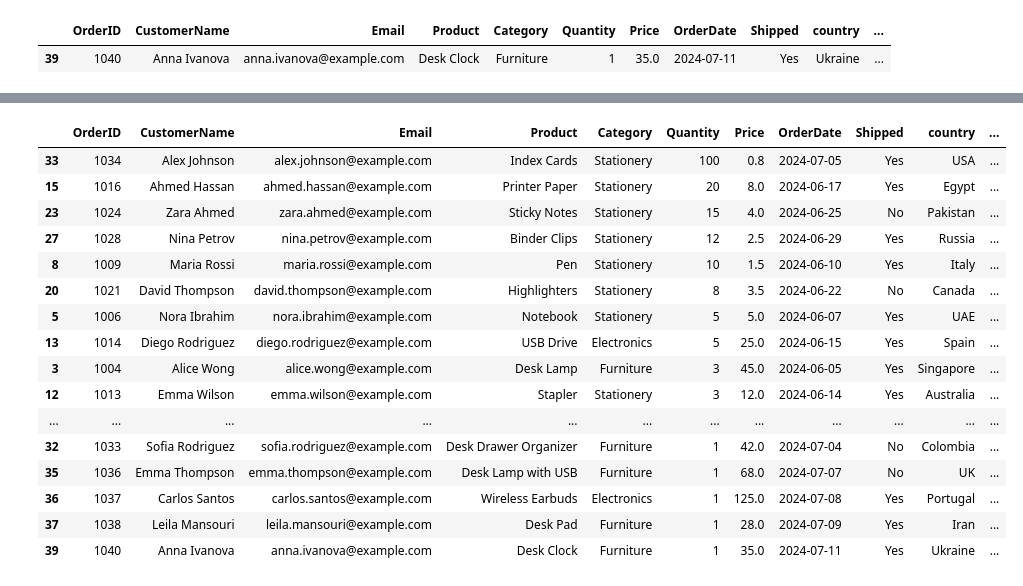
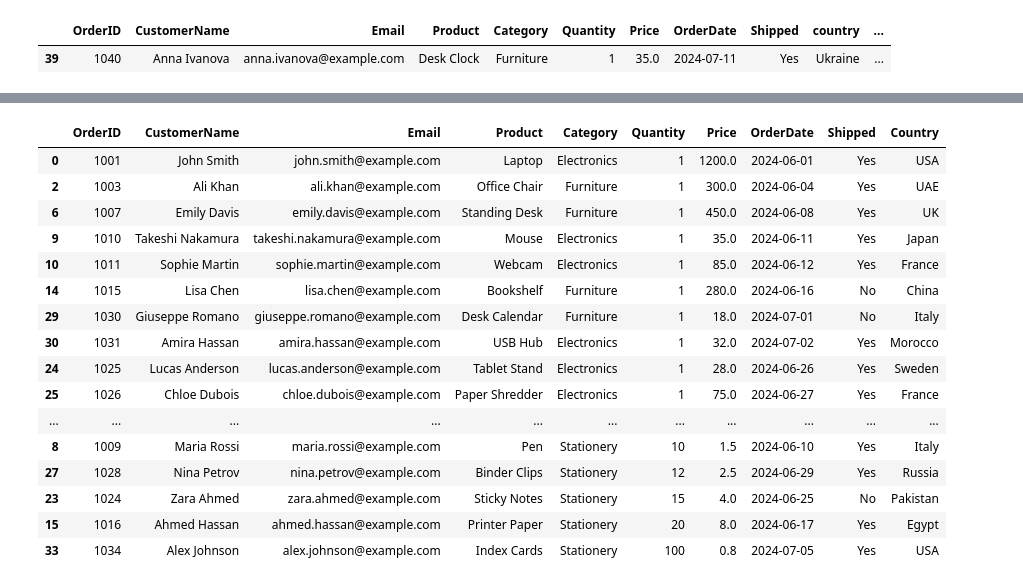
Before and after one commit to NeonIsaiah26/pythonlearning, a Jupyter notebook: PANDAS/Learning Pandas/Untitled-3.ipynb, the cells around one changed output, grey strips where cells are left out. Drawn from its saved outputs; the diff is of its cells as text; code cells hidden in the pictures.

```diff
--- a/PANDAS/Learning Pandas/Untitled-3.ipynb
+++ b/PANDAS/Learning Pandas/Untitled-3.ipynb
@@ -120,5 +120,5 @@ df['Country'] = df['country'].str.upper()
 | 38 | 1039 | Daniel Kim | daniel.kim@example.com | Power Strip | Electronics | 2 | 18.0 | 2024-07-10 | No | South Korea | ... |
 | 39 | 1040 | Anna Ivanova | anna.ivanova@example.com | Desk Clock | Furniture | 1 | 35.0 | 2024-07-11 | Yes | Ukraine | ... |
 # %%
-df.drop(df[df['Country'] == 'USA'].index, inplace=True)
+df
 # %% [output]
@@ -148,23 +164,23 @@ len(df['Email'].value_counts())
 # %%
-df.groupby('country')['Quantity'].sum()
-df.sort_values(by='Quantity', ascending=False)
+df.groupby('Country')['Quantity'].sum()
+df.sort_values(by='Quantity', ascending=True)
 # %% [output]
-|  | OrderID | CustomerName | Email | Product | Category | Quantity | Price | OrderDate | Shipped | country | ... |
-| 33 | 1034 | Alex Johnson | alex.johnson@example.com | Index Cards | Stationery | 100 | 0.8 | 2024-07-05 | Yes | USA | ... |
-| 15 | 1016 | Ahmed Hassan | ahmed.hassan@example.com | Printer Paper | Stationery | 20 | 8.0 | 2024-06-17 | Yes | Egypt | ... |
-| 23 | 1024 | Zara Ahmed | zara.ahmed@example.com | Sticky Notes | Stationery | 15 | 4.0 | 2024-06-25 | No | Pakistan | ... |
-| 27 | 1028 | Nina Petrov | nina.petrov@example.com | Binder Clips | Stationery | 12 | 2.5 | 2024-06-29 | Yes | Russia | ... |
-| 8 | 1009 | Maria Rossi | maria.rossi@example.com | Pen | Stationery | 10 | 1.5 | 2024-06-10 | Yes | Italy | ... |
-| 20 | 1021 | David Thompson | david.thompson@example.com | Highlighters | Stationery | 8 | 3.5 | 2024-06-22 | No | Canada | ... |
-| 5 | 1006 | Nora Ibrahim | nora.ibrahim@example.com | Notebook | Stationery | 5 | 5.0 | 2024-06-07 | Yes | UAE | ... |
-| 13 | 1014 | Diego Rodriguez | diego.rodriguez@example.com | USB Drive | Electronics | 5 | 25.0 | 2024-06-15 | Yes | Spain | ... |
-| 3 | 1004 | Alice Wong | alice.wong@example.com | Desk Lamp | Furniture | 3 | 45.0 | 2024-06-05 | Yes | Singapore | ... |
-| 12 | 1013 | Emma Wilson | emma.wilson@example.com | Stapler | Stationery | 3 | 12.0 | 2024-06-14 | Yes | Australia | ... |
-| ... | ... | ... | ... | ... | ... | ... | ... | ... | ... | ... | ... |
-| 32 | 1033 | Sofia Rodriguez | sofia.rodriguez@example.com | Desk Drawer Organizer | Furniture | 1 | 42.0 | 2024-07-04 | No | Colombia | ... |
-| 35 | 1036 | Emma Thompson | emma.thompson@example.com | Desk Lamp with USB | Furniture | 1 | 68.0 | 2024-07-07 | No | UK | ... |
-| 36 | 1037 | Carlos Santos | carlos.santos@example.com | Wireless Earbuds | Electronics | 1 | 125.0 | 2024-07-08 | Yes | Portugal | ... |
-| 37 | 1038 | Leila Mansouri | leila.mansouri@example.com | Desk Pad | Furniture | 1 | 28.0 | 2024-07-09 | Yes | Iran | ... |
-| 39 | 1040 | Anna Ivanova | anna.ivanova@example.com | Desk Clock | Furniture | 1 | 35.0 | 2024-07-11 | Yes | Ukraine | ... |
+|  | OrderID | CustomerName | Email | Product | Category | Quantity | Price | OrderDate | Shipped | Country |
+| 0 | 1001 | John Smith | john.smith@example.com | Laptop | Electronics | 1 | 1200.0 | 2024-06-01 | Yes | USA |
+| 2 | 1003 | Ali Khan | ali.khan@example.com | Office Chair | Furniture | 1 | 300.0 | 2024-06-04 | Yes | UAE |
+| 6 | 1007 | Emily Davis | emily.davis@example.com | Standing Desk | Furniture | 1 | 450.0 | 2024-06-08 | Yes | UK |
+| 9 | 1010 | Takeshi Nakamura | takeshi.nakamura@example.com | Mouse | Electronics | 1 | 35.0 | 2024-06-11 | Yes | Japan |
+| 10 | 1011 | Sophie Martin | sophie.martin@example.com | Webcam | Electronics | 1 | 85.0 | 2024-06-12 | Yes | France |
+| 14 | 1015 | Lisa Chen | lisa.chen@example.com | Bookshelf | Furniture | 1 | 280.0 | 2024-06-16 | No | China |
+| 29 | 1030 | Giuseppe Romano | giuseppe.romano@example.com | Desk Calendar | Furniture | 1 | 18.0 | 2024-07-01 | No | Italy |
+| 30 | 1031 | Amira Hassan | amira.hassan@example.com | USB Hub | Electronics | 1 | 32.0 | 2024-07-02 | Yes | Morocco |
+| 24 | 1025 | Lucas Anderson | lucas.anderson@example.com | Tablet Stand | Electronics | 1 | 28.0 | 2024-06-26 | Yes | Sweden |
+| 25 | 1026 | Chloe Dubois | chloe.dubois@example.com | Paper Shredder | Electronics | 1 | 75.0 | 2024-06-27 | Yes | France |
+| ... | ... | ... | ... | ... | ... | ... | ... | ... | ... | ... |
+| 8 | 1009 | Maria Rossi | maria.rossi@example.com | Pen | Stationery | 10 | 1.5 | 2024-06-10 | Yes | Italy |
+| 27 | 1028 | Nina Petrov | nina.petrov@example.com | Binder Clips | Stationery | 12 | 2.5 | 2024-06-29 | Yes | Russia |
+| 23 | 1024 | Zara Ahmed | zara.ahmed@example.com | Sticky Notes | Stationery | 15 | 4.0 | 2024-06-25 | No | Pakistan |
+| 15 | 1016 | Ahmed Hassan | ahmed.hassan@example.com | Printer Paper | Stationery | 20 | 8.0 | 2024-06-17 | Yes | Egypt |
+| 33 | 1034 | Alex Johnson | alex.johnson@example.com | Index Cards | Stationery | 100 | 0.8 | 2024-07-05 | Yes | USA |
 # %%
 # to save
```
Also changed, not shown: parts of 3 cells of this notebook, 4 other files.
